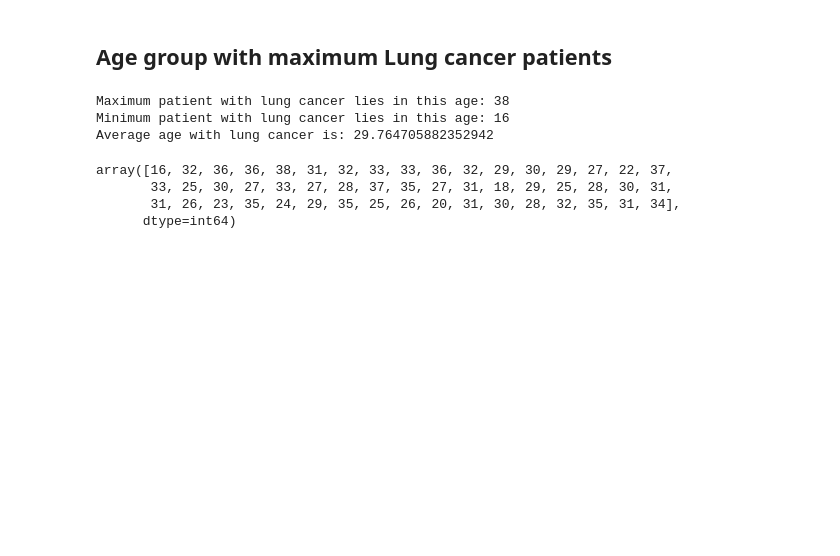
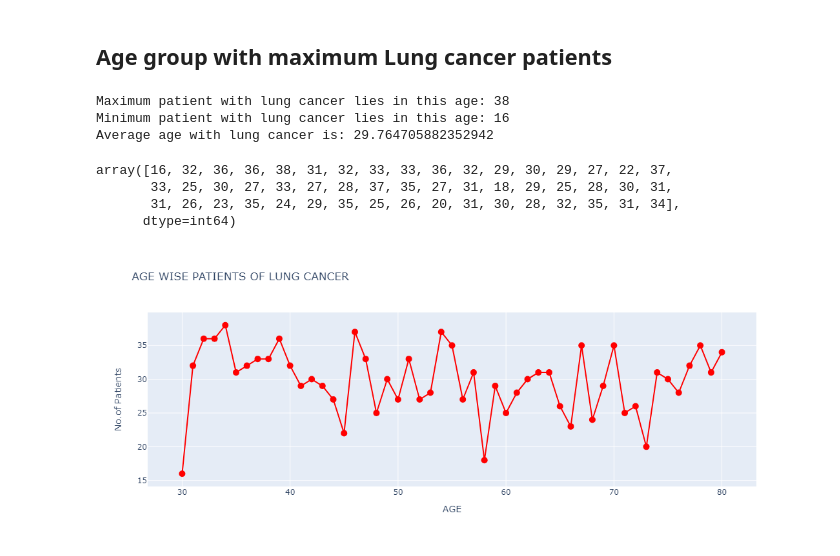
Before and after one commit to bj1616/PWSKILLS, a Jupyter notebook: lung_cancer.ipynb, the cells around one changed output. Drawn from its saved outputs; the diff is of its cells as text; code cells hidden in the pictures; blank space fills up the shorter version.

Commit message:
modified:   lung_cancer.ipynb 	new file:   newplot.png

```diff
--- a/lung_cancer.ipynb
+++ b/lung_cancer.ipynb
@@ -140,3 +140,10 @@ fig.update_layout(
     title = 'AGE WISE PATIENTS OF LUNG CANCER'
 )
 fig.show()
+# %%
+from IPython.display import Image
+
+# Display the image
+Image(filename='newplot.png')
+# %% [output]
+[figure, added]
```
Also changed, not shown: 1 other file.
